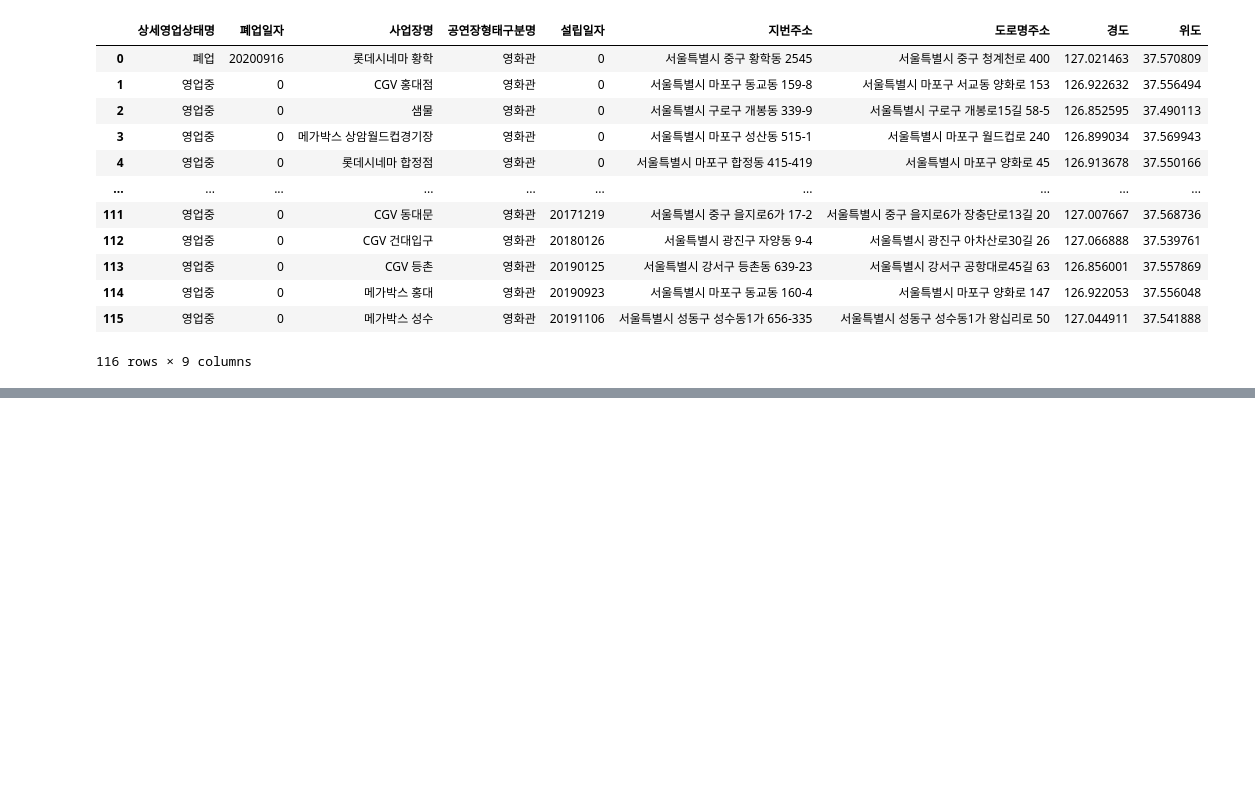
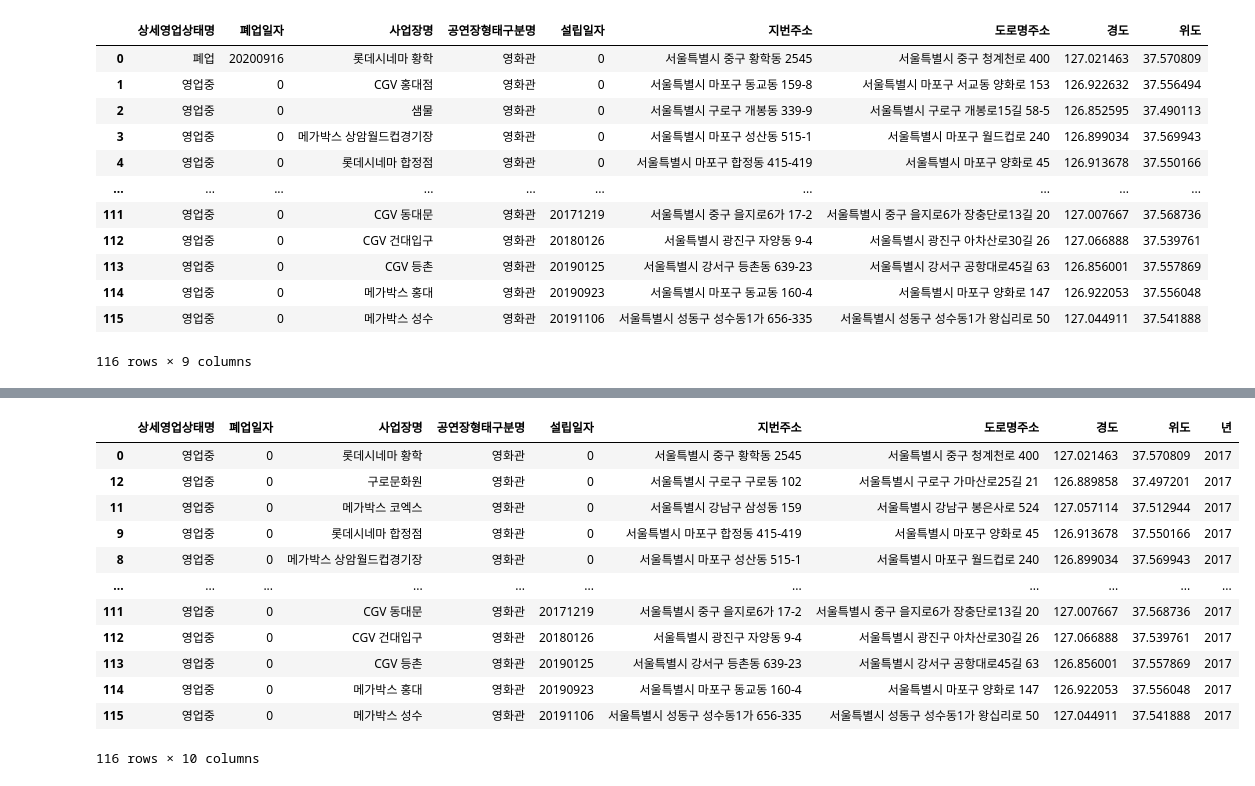
Before and after one commit to baekji919/AcornFinalProject, a Jupyter notebook: 4. 데이터 전처리 코드/영화관 데이터 전처리.ipynb, the cells around one changed output, grey strips where cells are left out. Cells and saved outputs as stored; diff of their text form; code cells hidden in the pictures; blank space fills up the shorter version.

```diff
--- a/4. 데이터 전처리 코드/영화관 데이터 전처리.ipynb
+++ b/4. 데이터 전처리 코드/영화관 데이터 전처리.ipynb
@@ -625,0 +647,7 @@ fin_data
+# %%
+open_df = df_2017[df_2017['폐업일자'] >= 20180101].reset_index(drop=True)
+closed_df = df_2017[(df_2017['폐업일자'] == 0) |  (df_2017['폐업일자'] < 20180101)].reset_index(drop=True)
+# %%
+open_df['폐업일자'] = 0
+open_df['상세영업상태명'] = '영업중'
+open_df
@@ -625,0 +662,19 @@ fin_data
+# %%
+fin_2017_df = pd.concat([open_df, closed_df], axis=0).reset_index(drop=True)
+fin_2017_df.sort_values(by=['설립일자'], axis=0, inplace=True)
+# %%
+fin_2017_df
+# %% [output]
+|  | 상세영업상태명 | 폐업일자 | 사업장명 | 공연장형태구분명 | 설립일자 | 지번주소 | 도로명주소 | 경도 | 위도 | 년 |
+| 0 | 영업중 | 0 | 롯데시네마 황학 | 영화관 | 0 | 서울특별시 중구 황학동 2545 | 서울특별시 중구 청계천로 400 | 127.021463 | 37.570809 | 2017 |
+| 12 | 영업중 | 0 | 구로문화원 | 영화관 | 0 | 서울특별시 구로구 구로동 102 | 서울특별시 구로구 가마산로25길 21 | 126.889858 | 37.497201 | 2017 |
+| 11 | 영업중 | 0 | 메가박스 코엑스 | 영화관 | 0 | 서울특별시 강남구 삼성동 159 | 서울특별시 강남구 봉은사로 524 | 127.057114 | 37.512944 | 2017 |
+| 9 | 영업중 | 0 | 롯데시네마 합정점 | 영화관 | 0 | 서울특별시 마포구 합정동 415-419 | 서울특별시 마포구 양화로 45 | 126.913678 | 37.550166 | 2017 |
+| 8 | 영업중 | 0 | 메가박스 상암월드컵경기장 | 영화관 | 0 | 서울특별시 마포구 성산동 515-1 | 서울특별시 마포구 월드컵로 240 | 126.899034 | 37.569943 | 2017 |
+| ... | ... | ... | ... | ... | ... | ... | ... | ... | ... | ... |
+| 111 | 영업중 | 0 | CGV 동대문 | 영화관 | 20171219 | 서울특별시 중구 을지로6가 17-2 | 서울특별시 중구 을지로6가 장충단로13길 20 | 127.007667 | 37.568736 | 2017 |
+| 112 | 영업중 | 0 | CGV 건대입구 | 영화관 | 20180126 | 서울특별시 광진구 자양동 9-4 | 서울특별시 광진구 아차산로30길 26 | 127.066888 | 37.539761 | 2017 |
+| 113 | 영업중 | 0 | CGV 등촌 | 영화관 | 20190125 | 서울특별시 강서구 등촌동 639-23 | 서울특별시 강서구 공항대로45길 63 | 126.856001 | 37.557869 | 2017 |
+| 114 | 영업중 | 0 | 메가박스 홍대 | 영화관 | 20190923 | 서울특별시 마포구 동교동 160-4 | 서울특별시 마포구 양화로 147 | 126.922053 | 37.556048 | 2017 |
+| 115 | 영업중 | 0 | 메가박스 성수 | 영화관 | 20191106 | 서울특별시 성동구 성수동1가 656-335 | 서울특별시 성동구 성수동1가 왕십리로 50 | 127.044911 | 37.541888 | 2017 |
+116 rows × 10 columns
```
Also changed, not shown: parts of 19 cells of this notebook, 3 other files.
